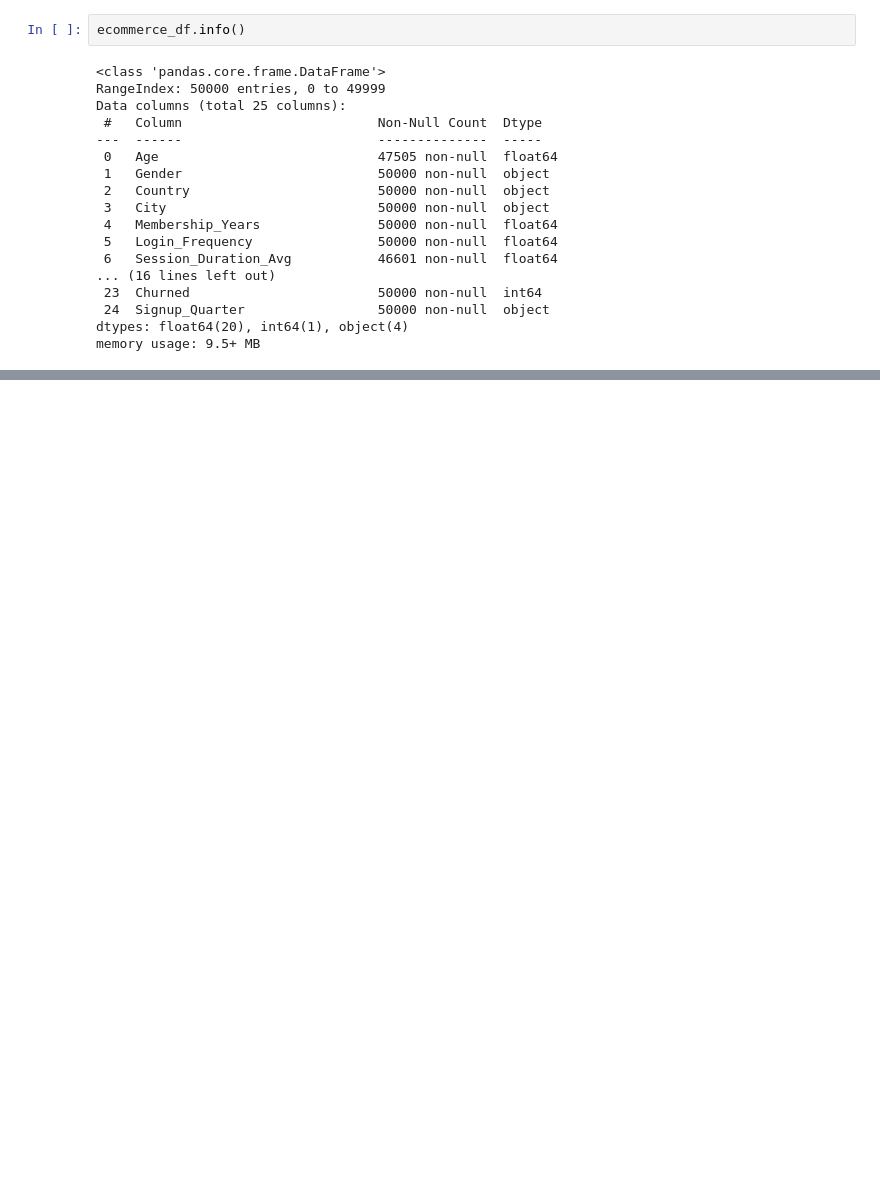
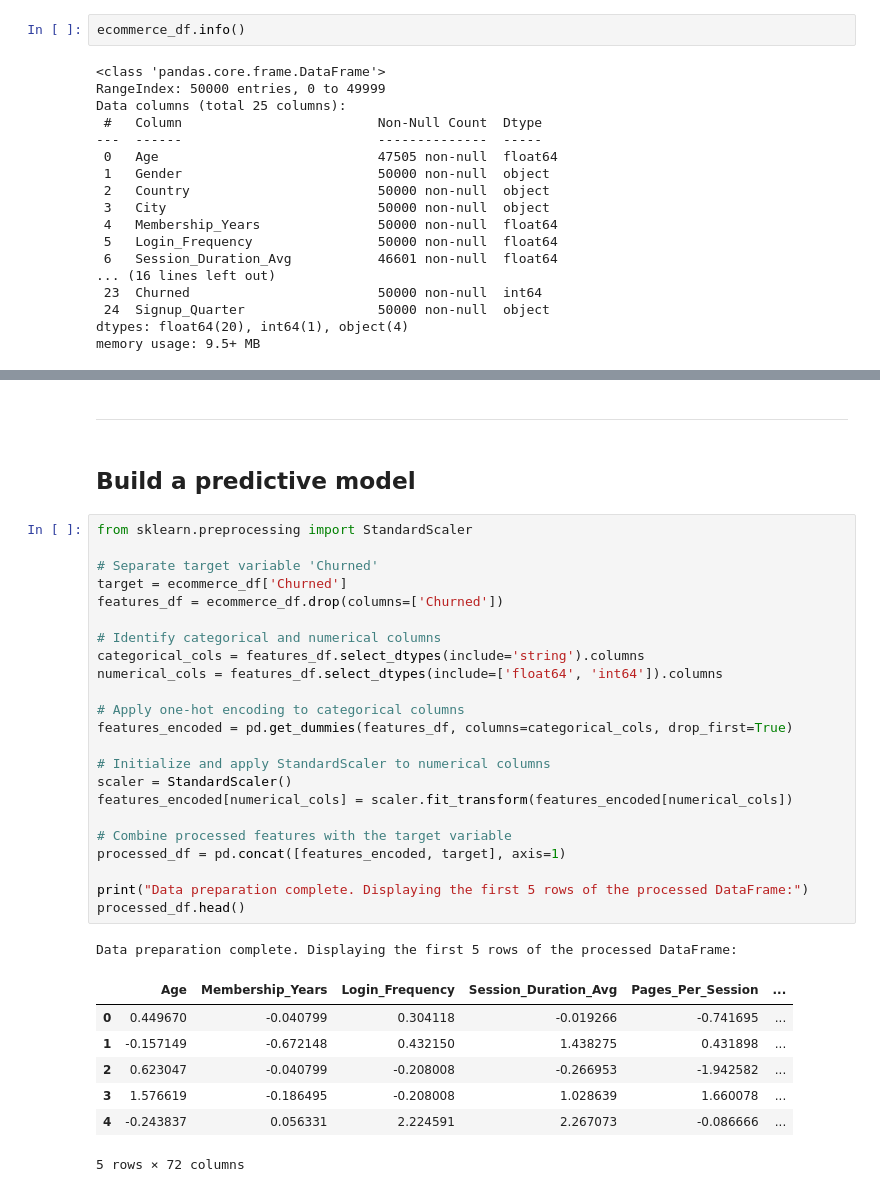
Before and after one commit to TuanNguyenDin/Ecommerce-customer-behavior, a Jupyter notebook: ecommerce_churn.ipynb, the cells around one changed output, grey strips where cells are left out. Drawn from its saved outputs; the diff is of its cells as text; blank space fills up the shorter version.

```diff
--- a/ecommerce_churn.ipynb
+++ b/ecommerce_churn.ipynb
@@ -78,0 +242,36 @@ memory usage: 9.5+ MB
+# %% [markdown]
+----------------
+# %% [markdown]
+## Build a predictive model
+# %%
+from sklearn.preprocessing import StandardScaler
+
+# Separate target variable 'Churned'
+target = ecommerce_df['Churned']
+features_df = ecommerce_df.drop(columns=['Churned'])
+
+# Identify categorical and numerical columns
+categorical_cols = features_df.select_dtypes(include='string').columns
+numerical_cols = features_df.select_dtypes(include=['float64', 'int64']).columns
+
+# Apply one-hot encoding to categorical columns
+features_encoded = pd.get_dummies(features_df, columns=categorical_cols, drop_first=True)
+
+# Initialize and apply StandardScaler to numerical columns
+scaler = StandardScaler()
+features_encoded[numerical_cols] = scaler.fit_transform(features_encoded[numerical_cols])
+
+# Combine processed features with the target variable
+processed_df = pd.concat([features_encoded, target], axis=1)
+
+print("Data preparation complete. Displaying the first 5 rows of the processed DataFrame:")
+processed_df.head()
+# %% [output]
+Data preparation complete. Displaying the first 5 rows of the processed DataFrame:
+|  | Age | Membership_Years | Login_Frequency | Session_Duration_Avg | Pages_Per_Session | ... |
+| 0 | 0.449670 | -0.040799 | 0.304118 | -0.019266 | -0.741695 | ... |
+| 1 | -0.157149 | -0.672148 | 0.432150 | 1.438275 | 0.431898 | ... |
+| 2 | 0.623047 | -0.040799 | -0.208008 | -0.266953 | -1.942582 | ... |
+| 3 | 1.576619 | -0.186495 | -0.208008 | 1.028639 | 1.660078 | ... |
+| 4 | -0.243837 | 0.056331 | 2.224591 | 2.267073 | -0.086666 | ... |
+5 rows × 72 columns
```
Also changed, not shown: parts of 27 cells of this notebook.
